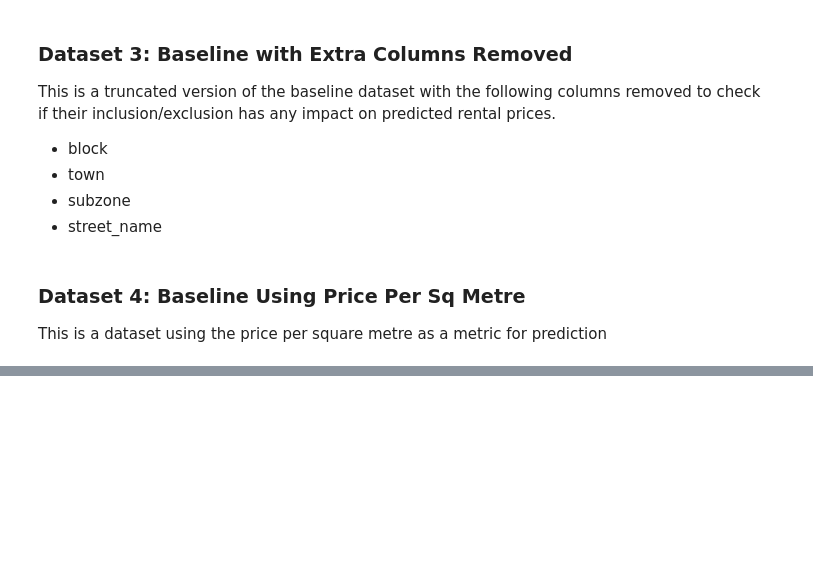
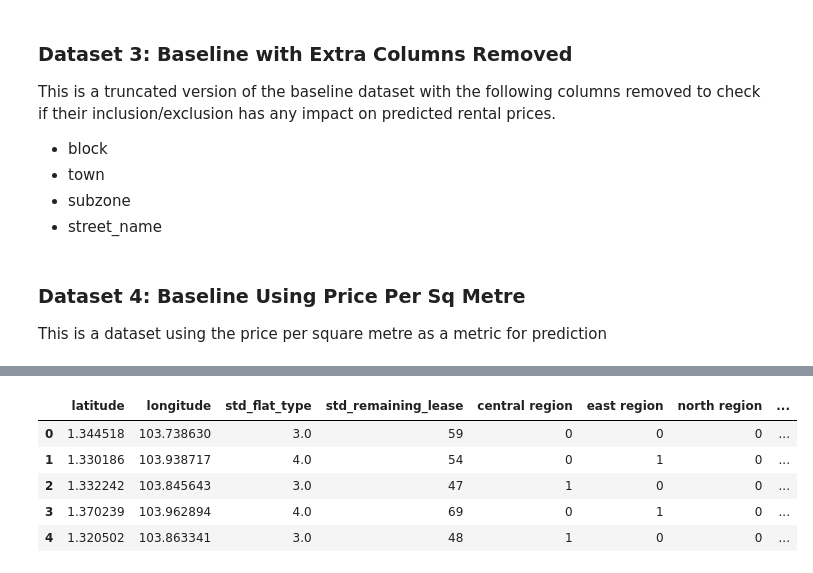
Before and after one commit to benhgm/cs5228_flat_rental, a Jupyter notebook: generate_data.ipynb, the cells around one changed output, grey strips where cells are left out. Cells and saved outputs as stored; diff of their text form; code cells hidden in the pictures; blank space fills up the shorter version.

```diff
--- a/generate_data.ipynb
+++ b/generate_data.ipynb
@@ -129,0 +137,13 @@ ppsm_baseline_val.to_csv("data/train/ppsm_baseline_val.csv", index=False)
+# %%
+feature_eng_ppsm = feature_eng_df
+feature_eng_ppsm['rent_per_sqm'] = feature_eng_ppsm['monthly_rent'] / feature_eng_ppsm['floor_area_sqm']
+feature_eng_ppsm = feature_eng_ppsm.drop(columns=['monthly_rent', 'floor_area_sqm'])
+# %%
+feature_eng_ppsm.head()
+# %% [output]
+|  | latitude | longitude | std_flat_type | std_remaining_lease | central region | east region | north region | ... |
+| 0 | 1.344518 | 103.738630 | 3.0 | 59 | 0 | 0 | 0 | ... |
+| 1 | 1.330186 | 103.938717 | 4.0 | 54 | 0 | 1 | 0 | ... |
+| 2 | 1.332242 | 103.845643 | 3.0 | 47 | 1 | 0 | 0 | ... |
+| 3 | 1.370239 | 103.962894 | 4.0 | 69 | 0 | 1 | 0 | ... |
+| 4 | 1.320502 | 103.863341 | 3.0 | 48 | 1 | 0 | 0 | ... |
```
Also changed, not shown: parts of 5 cells of this notebook, 6 other files.
